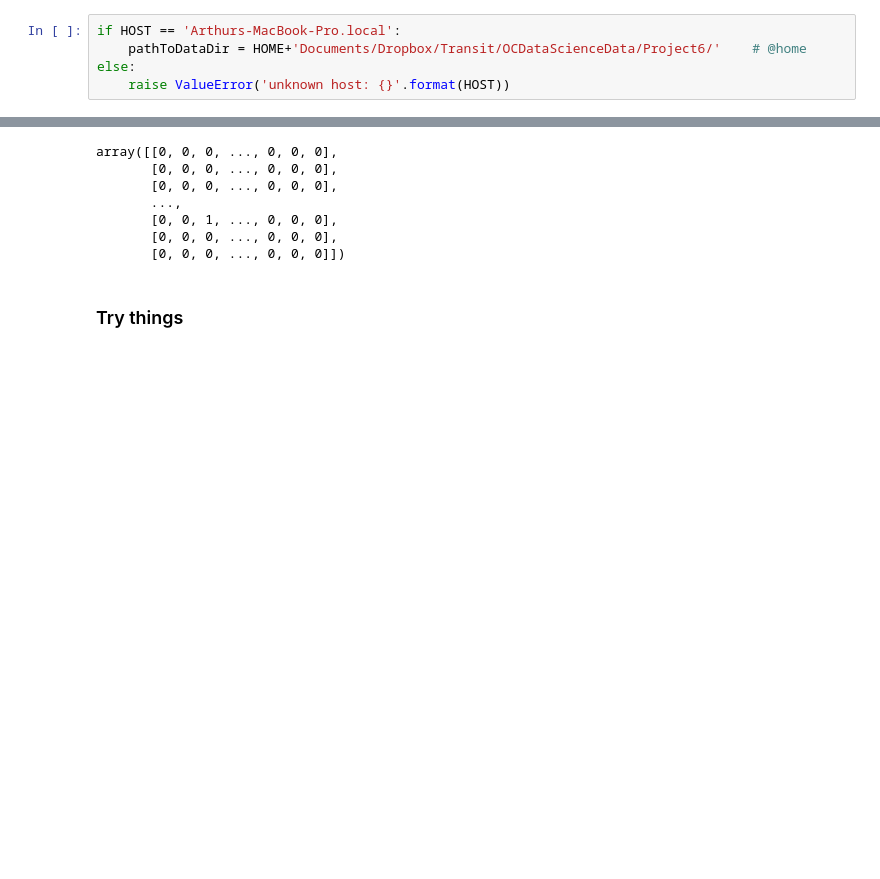
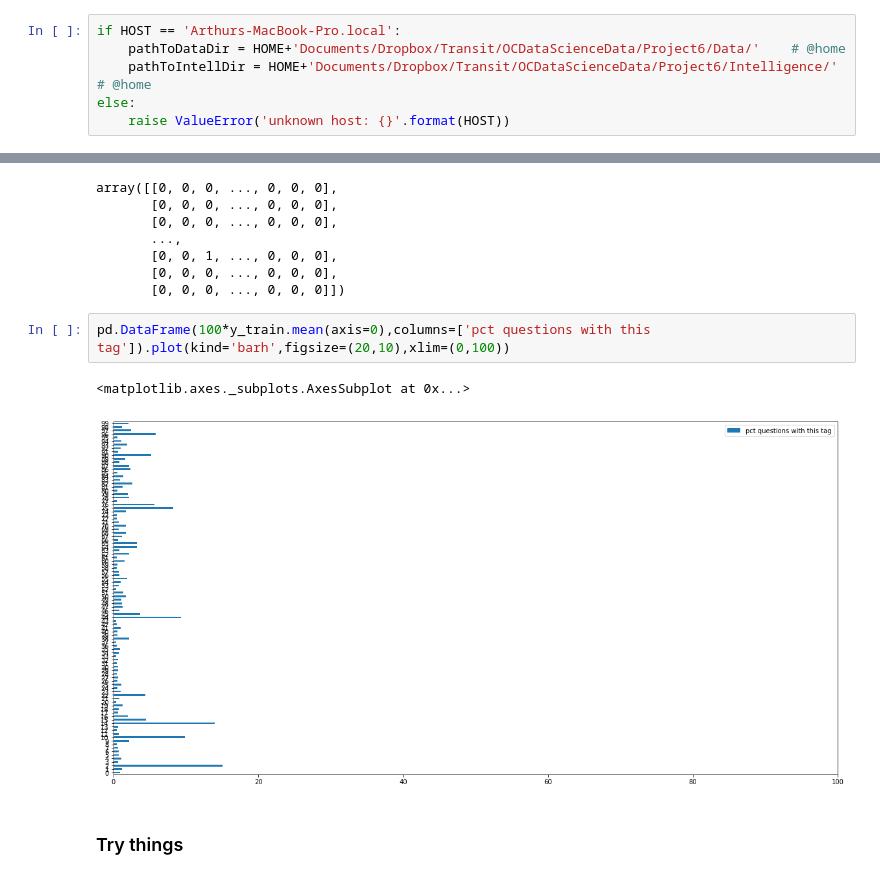
Before and after one commit to 0-tree/OCDataSciencePath, a Jupyter notebook: Project6/Work/dev_intelligence.ipynb, the cells around one changed output, grey strips where cells are left out. Saved outputs shown, nothing was run; the diff lists cells and outputs as text; blank space fills up the shorter version.

```diff
--- a/Project6/Work/dev_intelligence.ipynb
+++ b/Project6/Work/dev_intelligence.ipynb
@@ -31,7 +32,8 @@ from Pkg.helper import avg_jacard # only works if correct working dirrectory
 ### Data
 # %%
 if HOST == 'Arthurs-MacBook-Pro.local':
-    pathToDataDir = HOME+'Documents/Dropbox/Transit/OCDataScienceData/Project6/'    # @home
+    pathToDataDir = HOME+'Documents/Dropbox/Transit/OCDataScienceData/Project6/Data/'    # @home
+    pathToIntellDir = HOME+'Documents/Dropbox/Transit/OCDataScienceData/Project6/Intelligence/'    # @home
 else:
     raise ValueError('unknown host: {}'.format(HOST))
 # %%
@@ -91,6 +93,11 @@ array([[0, 0, 0, ..., 0, 0, 0],
        [0, 0, 1, ..., 0, 0, 0],
        [0, 0, 0, ..., 0, 0, 0],
        [0, 0, 0, ..., 0, 0, 0]])
+# %%
+pd.DataFrame(100*y_train.mean(axis=0),columns=['pct questions with this tag']).plot(kind='barh',figsize=(20,10),xlim=(0,100))
+# %% [output]
+<matplotlib.axes._subplots.AxesSubplot at 0x...>
+[figure, added]
 # %% [markdown]
 ### Try things
 # %% [markdown]
```
Also changed, not shown: parts of 8 cells of this notebook, 2 other files.
